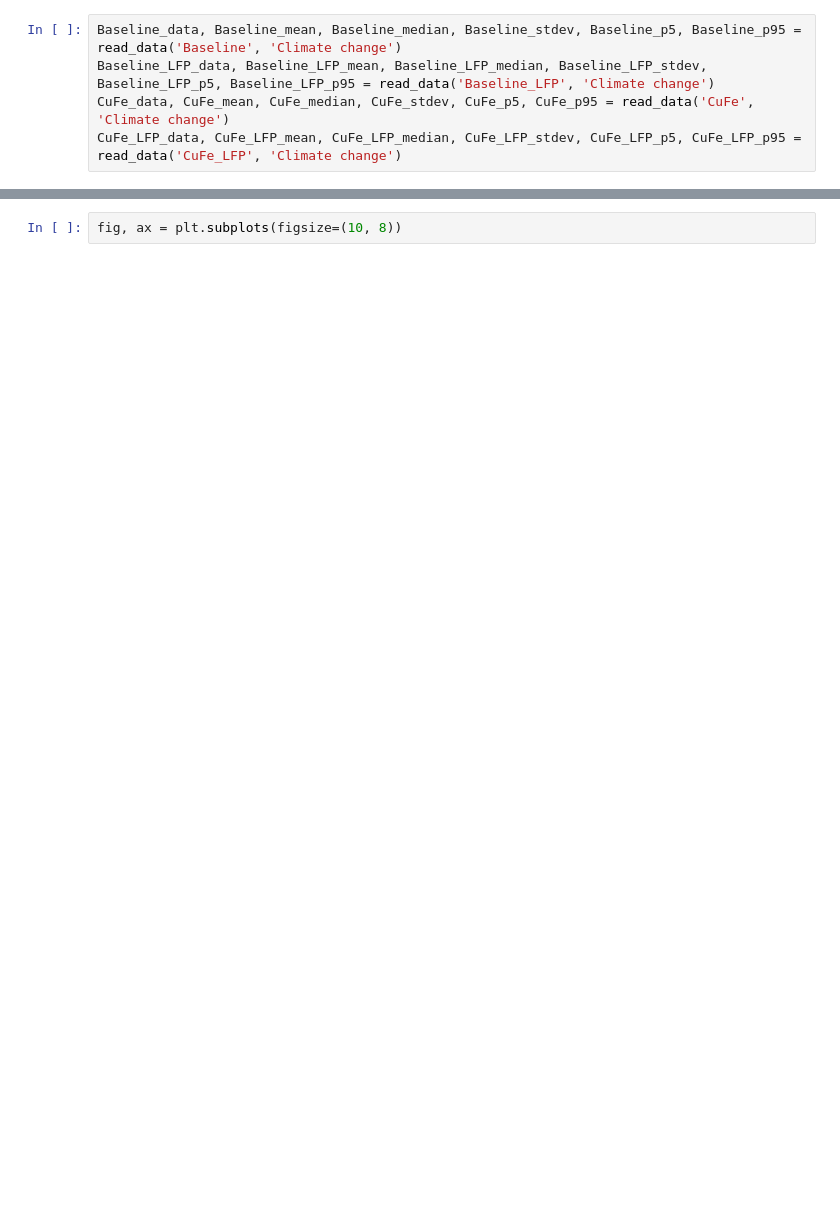
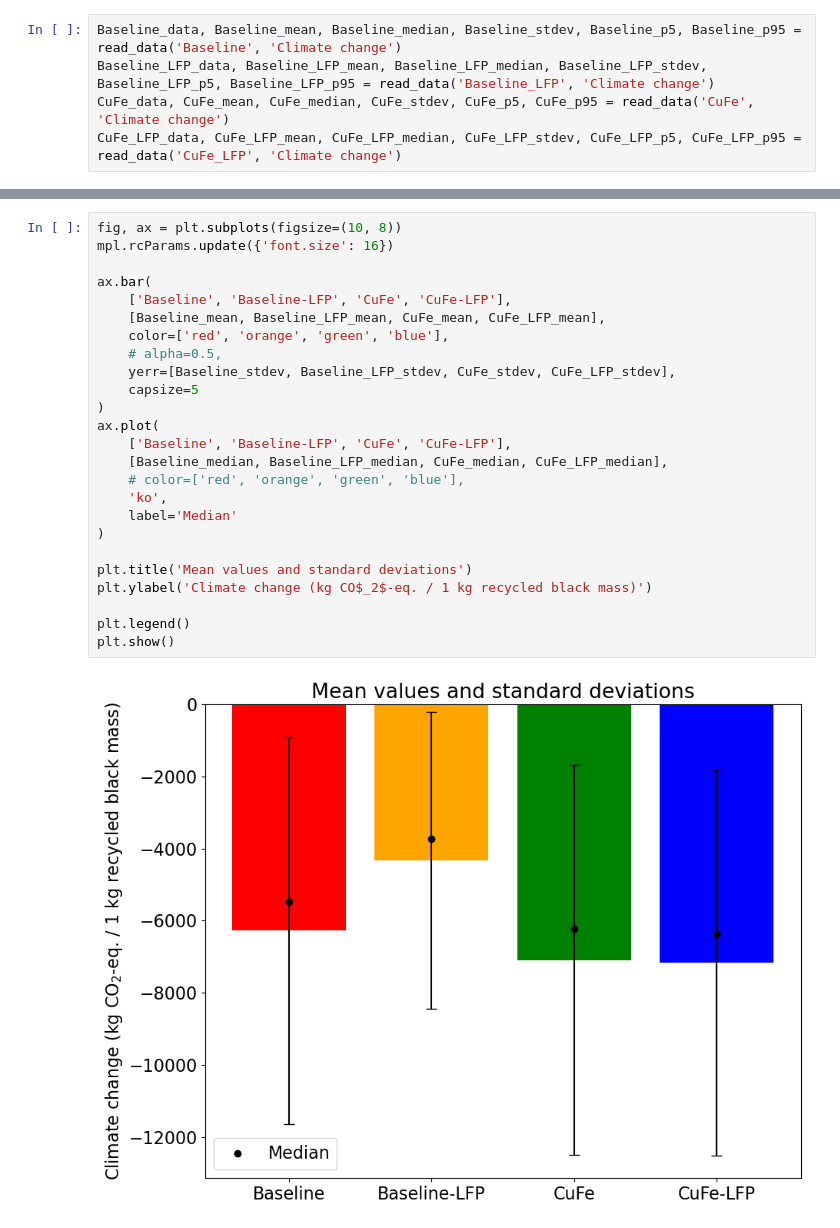
Before and after one commit to laphei/openlca-contributor, a Jupyter notebook: MC_plotter.ipynb, the cells around one changed output, grey strips where cells are left out. Cells and saved outputs as stored; diff of their text form; blank space fills up the shorter version.

```diff
--- a/MC_plotter.ipynb
+++ b/MC_plotter.ipynb
@@ -54,2 +56,27 @@ plt.show()
 # %%
 fig, ax = plt.subplots(figsize=(10, 8))
+mpl.rcParams.update({'font.size': 16})
+
+ax.bar(
+    ['Baseline', 'Baseline-LFP', 'CuFe', 'CuFe-LFP'],
+    [Baseline_mean, Baseline_LFP_mean, CuFe_mean, CuFe_LFP_mean],
+    color=['red', 'orange', 'green', 'blue'],
+    # alpha=0.5,
+    yerr=[Baseline_stdev, Baseline_LFP_stdev, CuFe_stdev, CuFe_LFP_stdev],
+    capsize=5
+)
+ax.plot(
+    ['Baseline', 'Baseline-LFP', 'CuFe', 'CuFe-LFP'],
+    [Baseline_median, Baseline_LFP_median, CuFe_median, CuFe_LFP_median],
+    # color=['red', 'orange', 'green', 'blue'],
+    'ko',
+    label='Median'
+)
+
+plt.title('Mean values and standard deviations')
+plt.ylabel('Climate change (kg CO$_2$-eq. / 1 kg recycled black mass)')
+
+plt.legend()
+plt.show()
+# %% [output]
+[figure, added]
```
Also changed, not shown: parts of 3 cells of this notebook.
